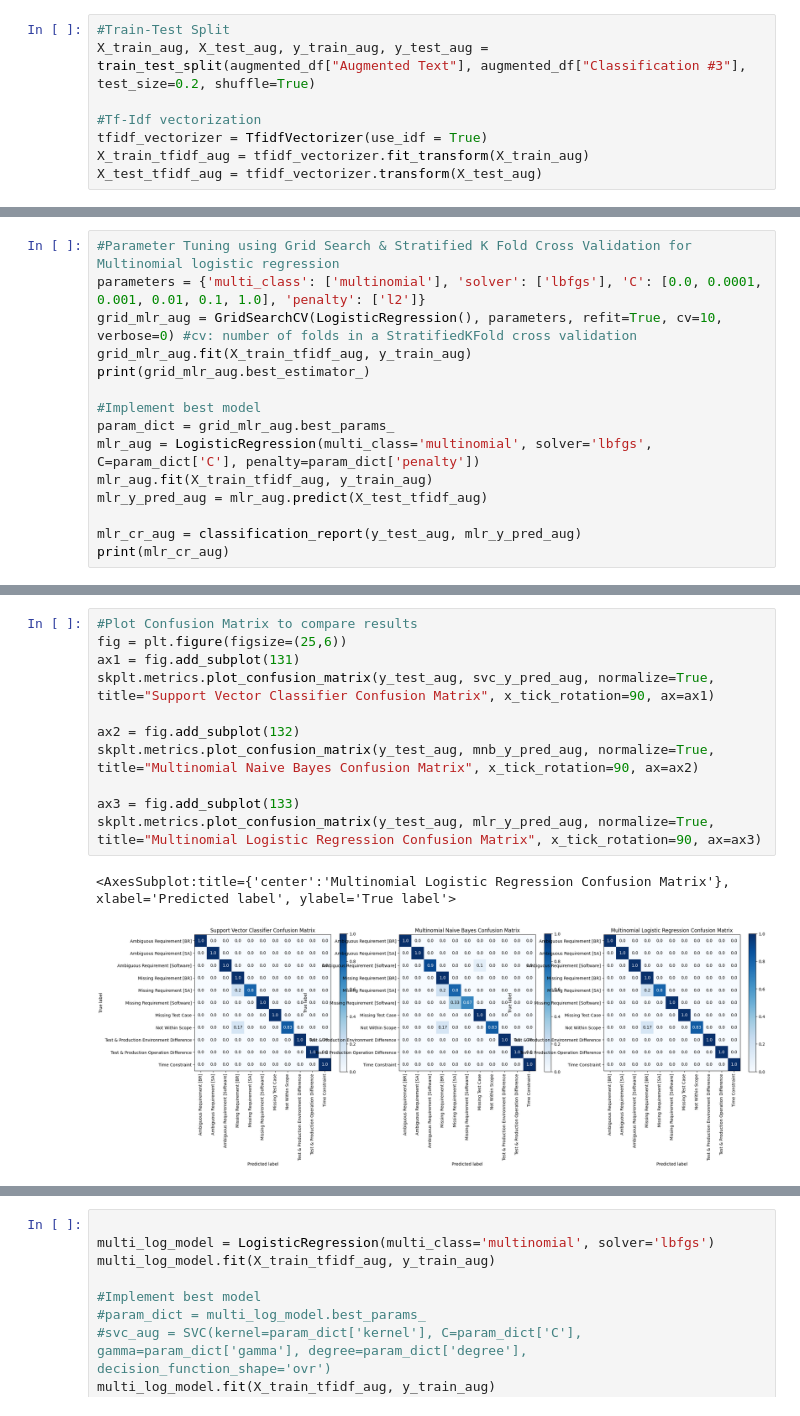
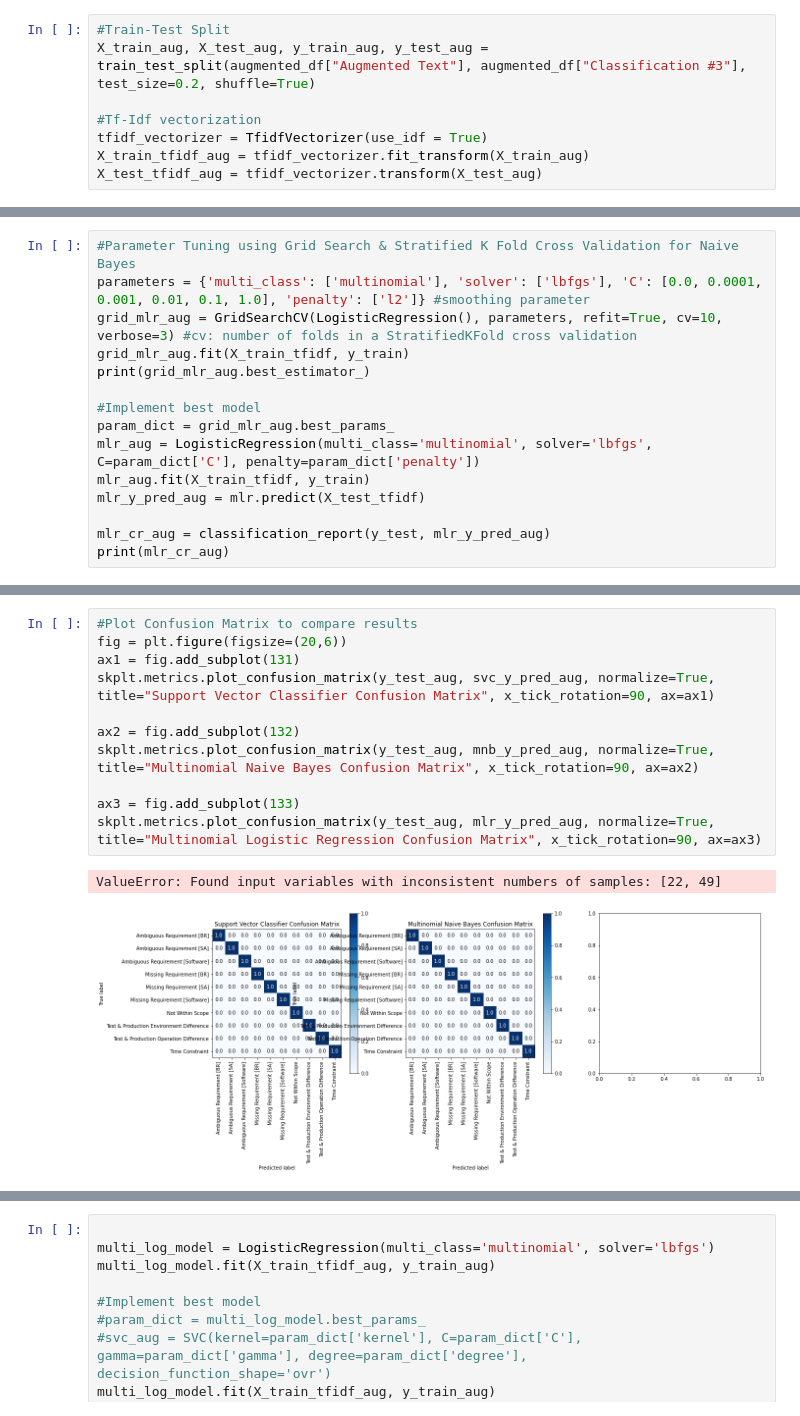
Before and after one commit to malcolmsng/BT4103, a Jupyter notebook: model.ipynb, the cells around one changed output, grey strips where cells are left out. Saved outputs shown, nothing was run; the diff lists cells and outputs as text.

```diff
--- a/model.ipynb
+++ b/model.ipynb
@@ -744,16 +742,16 @@ Test & Production Environment Difference       1.00      1.00      1.00
 # %%
-#Parameter Tuning using Grid Search & Stratified K Fold Cross Validation for Multinomial logistic regression
-parameters = {'multi_class': ['multinomial'], 'solver': ['lbfgs'], 'C': [0.0, 0.0001, 0.001, 0.01, 0.1, 1.0], 'penalty': ['l2']}
-grid_mlr_aug = GridSearchCV(LogisticRegression(), parameters, refit=True, cv=10, verbose=0) #cv: number of folds in a StratifiedKFold cross validation
-grid_mlr_aug.fit(X_train_tfidf_aug, y_train_aug)
+#Parameter Tuning using Grid Search & Stratified K Fold Cross Validation for Naive Bayes
+parameters = {'multi_class': ['multinomial'], 'solver': ['lbfgs'], 'C': [0.0, 0.0001, 0.001, 0.01, 0.1, 1.0], 'penalty': ['l2']} #smoothing parameter
+grid_mlr_aug = GridSearchCV(LogisticRegression(), parameters, refit=True, cv=10, verbose=3) #cv: number of folds in a StratifiedKFold cross validation
+grid_mlr_aug.fit(X_train_tfidf, y_train)
 print(grid_mlr_aug.best_estimator_)
 
 #Implement best model
 param_dict = grid_mlr_aug.best_params_
 mlr_aug = LogisticRegression(multi_class='multinomial', solver='lbfgs', C=param_dict['C'], penalty=param_dict['penalty'])
-mlr_aug.fit(X_train_tfidf_aug, y_train_aug)
-mlr_y_pred_aug = mlr_aug.predict(X_test_tfidf_aug)
+mlr_aug.fit(X_train_tfidf, y_train)
+mlr_y_pred_aug = mlr.predict(X_test_tfidf)
 
-mlr_cr_aug = classification_report(y_test_aug, mlr_y_pred_aug)
+mlr_cr_aug = classification_report(y_test, mlr_y_pred_aug)
 print(mlr_cr_aug)
 # %% [output]
@@ -795,14 +809,14 @@ ZeroDivisionError: float division by zero
 # %%
 #Plot Confusion Matrix to compare results
-fig = plt.figure(figsize=(25,6))
+fig = plt.figure(figsize=(20,6))
 ax1 = fig.add_subplot(131)
 skplt.metrics.plot_confusion_matrix(y_test_aug, svc_y_pred_aug, normalize=True, title="Support Vector Classifier Confusion Matrix", x_tick_rotation=90, ax=ax1)
 
 ax2 = fig.add_subplot(132)
 skplt.metrics.plot_confusion_matrix(y_test_aug, mnb_y_pred_aug, normalize=True, title="Multinomial Naive Bayes Confusion Matrix", x_tick_rotation=90, ax=ax2)
 
 ax3 = fig.add_subplot(133)
 skplt.metrics.plot_confusion_matrix(y_test_aug, mlr_y_pred_aug, normalize=True, title="Multinomial Logistic Regression Confusion Matrix", x_tick_rotation=90, ax=ax3)
 # %% [output]
-<AxesSubplot:title={'center':'Multinomial Logistic Regression Confusion Matrix'}, xlabel='Predicted label', ylabel='True label'>
+ValueError: Found input variables with inconsistent numbers of samples: [22, 49]
-[figure, old version]
+[figure, new version]
```
Also changed, not shown: parts of 12 cells of this notebook, 2 other files.
